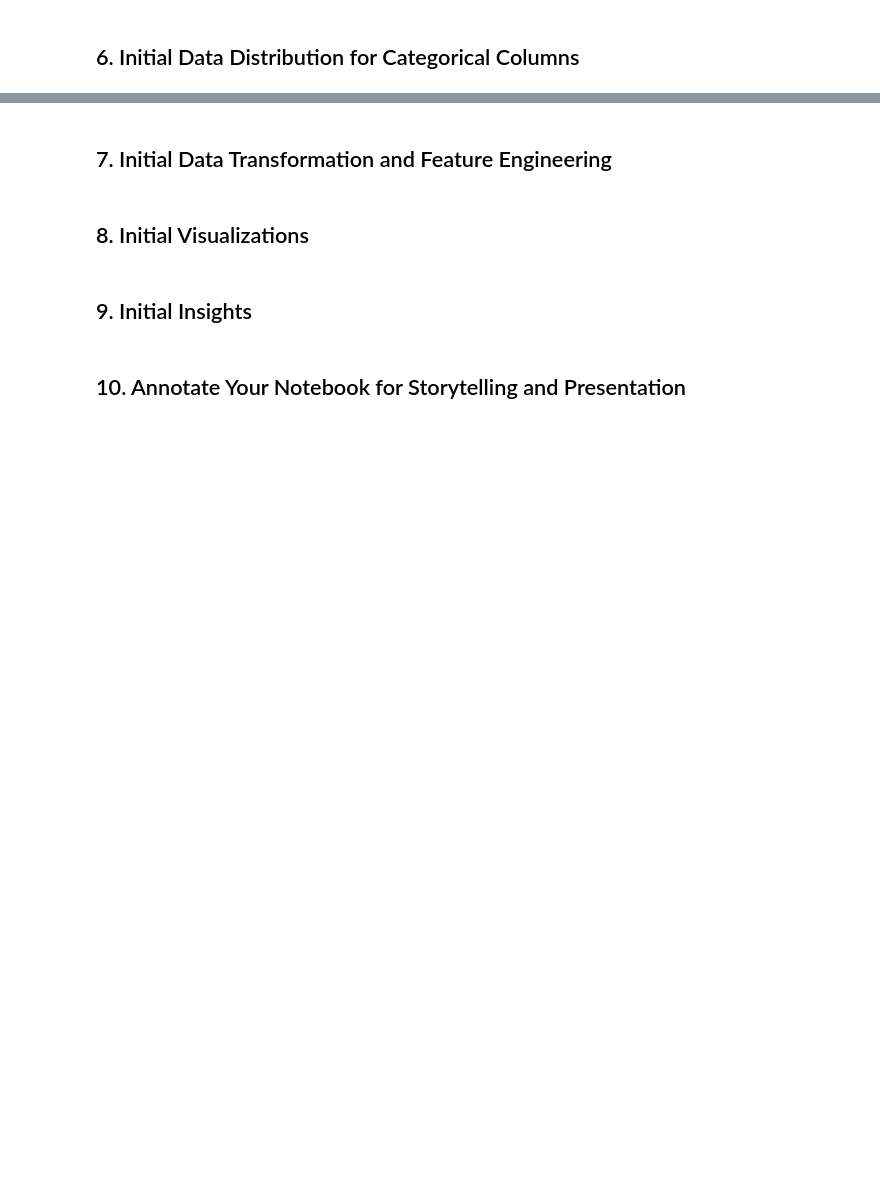
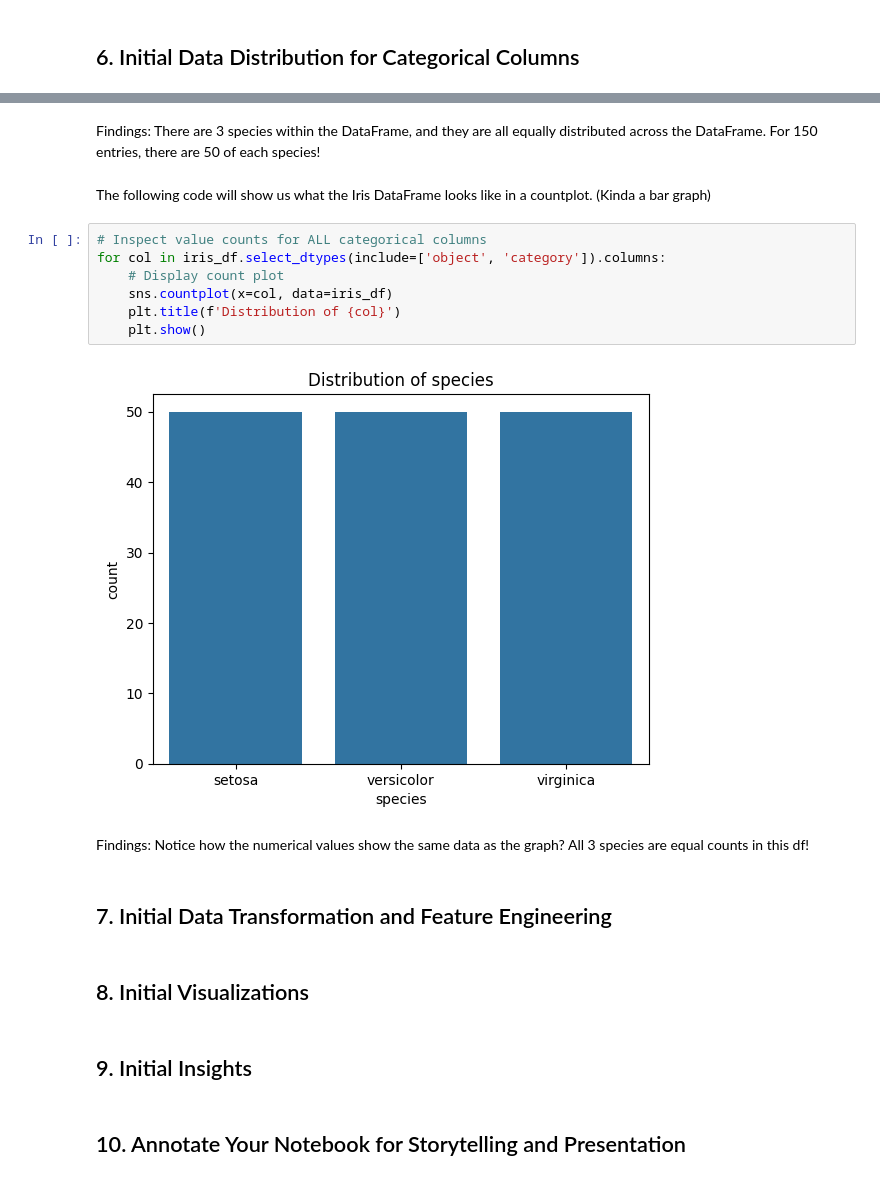
Before and after one commit to karlidean/datafun-04-eda, a Jupyter notebook: TestDrive.ipynb, the cells around one changed output, grey strips where cells are left out. Drawn from its saved outputs; the diff is of its cells as text; blank space fills up the shorter version.

```diff
--- a/TestDrive.ipynb
+++ b/TestDrive.ipynb
@@ -83,3 +116,18 @@ iris_df.describe()
+# %% [markdown]
+Findings: There are 3 species within the DataFrame, and they are all equally distributed across the DataFrame. For 150 entries, there are 50 of each species!
+# %% [markdown]
+The following code will show us what the Iris DataFrame looks like in a countplot. (Kinda a bar graph)
+# %%
+# Inspect value counts for ALL categorical columns
+for col in iris_df.select_dtypes(include=['object', 'category']).columns:
+    # Display count plot
+    sns.countplot(x=col, data=iris_df)
+    plt.title(f'Distribution of {col}')
+    plt.show()
+# %% [output]
+[figure, added]
+# %% [markdown]
+Findings: Notice how the numerical values show the same data as the graph? All 3 species are equal counts in this df!
 # %% [markdown]
 ## 7. Initial Data Transformation and Feature Engineering
 # %% [markdown]
```
Also changed, not shown: parts of 4 cells of this notebook.
